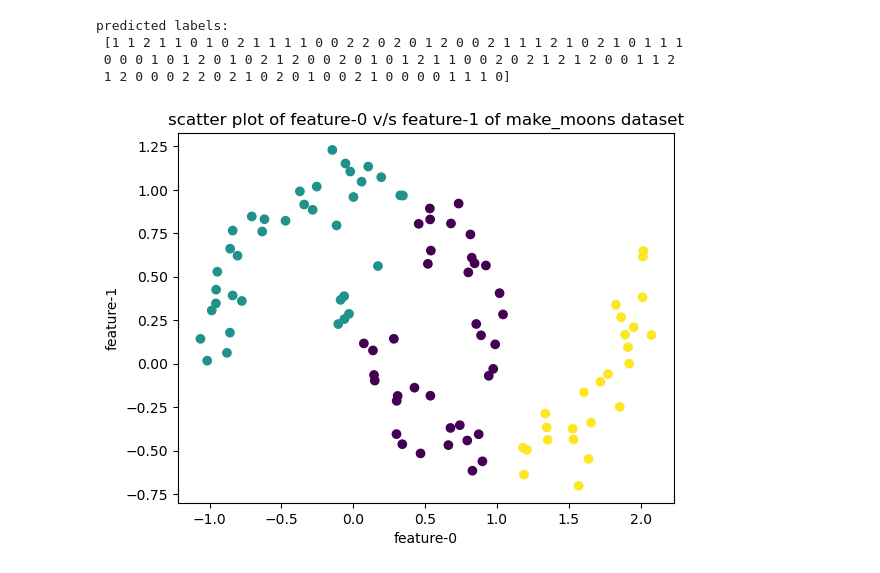
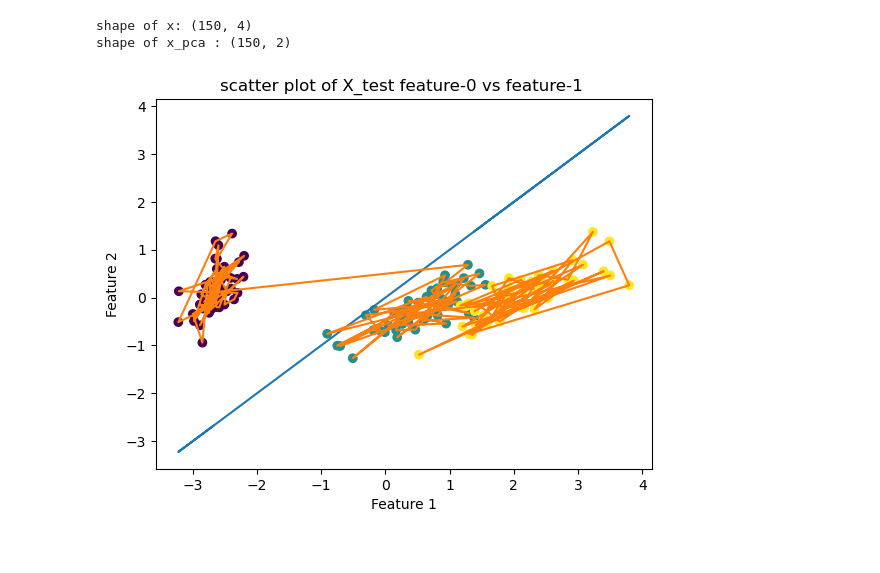
Before and after one commit to Enshrouded/datasets-and-plots-for-iris-dataset, a Jupyter notebook: 1st class 8039.ipynb, the cells around one changed output. Saved outputs shown, nothing was run; the diff lists cells and outputs as text; code cells hidden in the pictures.

```diff
--- a/1st class 8039.ipynb
+++ b/1st class 8039.ipynb
@@ -469,22 +162,20 @@ predicted labels:
-# %%
-import os
-os.environ["OMP_NUM_THREADS"] = "1"
-
-from sklearn.datasets import make_moons
-x,y=make_moons(n_samples=100,noise=0.1)
-from sklearn.cluster import KMeans
-kmeans=KMeans(n_clusters=3)
-labels=kmeans.fit_predict(x)
-print(f'predicted labels:\n {labels}')
-import matplotlib.pyplot as plt
-plt.scatter(x[:,0],x[:,1],c=labels)
-plt.title('scatter plot of feature-0 v/s feature-1 of make_moons dataset')
-plt.xlabel('feature-0')
-plt.ylabel('feature-1')
-plt.show()
-# %% [output]
-predicted labels:
- [1 1 2 1 1 0 1 0 2 1 1 1 1 0 0 2 2 0 2 0 1 2 0 0 2 1 1 1 2 1 0 2 1 0 1 1 1
- 0 0 0 1 0 1 2 0 1 0 2 1 2 0 0 2 0 1 0 1 2 1 1 0 0 2 0 2 1 2 1 2 0 0 1 1 2
- 1 2 0 0 0 2 2 0 2 1 0 2 0 1 0 0 2 1 0 0 0 0 1 1 1 0]
-[figure, removed]
+# %%
+from sklearn.datasets import load_iris
+iris=load_iris()
+x,y =iris.data,iris.target
+print(f'shape of x: {x.shape}')
+from sklearn.decomposition import PCA
+pca=PCA(n_components =2)
+x_pca =pca.fit_transform(x,y)
+print(f'shape of x_pca : {x_pca.shape}')
+import matplotlib.pyplot as plt
+plt.scatter(x_pca[:, 0], x_pca[:, 1],c=y)
+plt.plot(x_pca[:, 0], x_pca)
+plt.xlabel('Feature 1')
+plt.ylabel('Feature 2')
+plt.title('scatter plot of X_test feature-0 vs feature-1 ')
+plt.show()
+# %% [output]
+shape of x: (150, 4)
+shape of x_pca : (150, 2)
+[figure, added]
```
Also changed, not shown: parts of 33 cells of this notebook.
